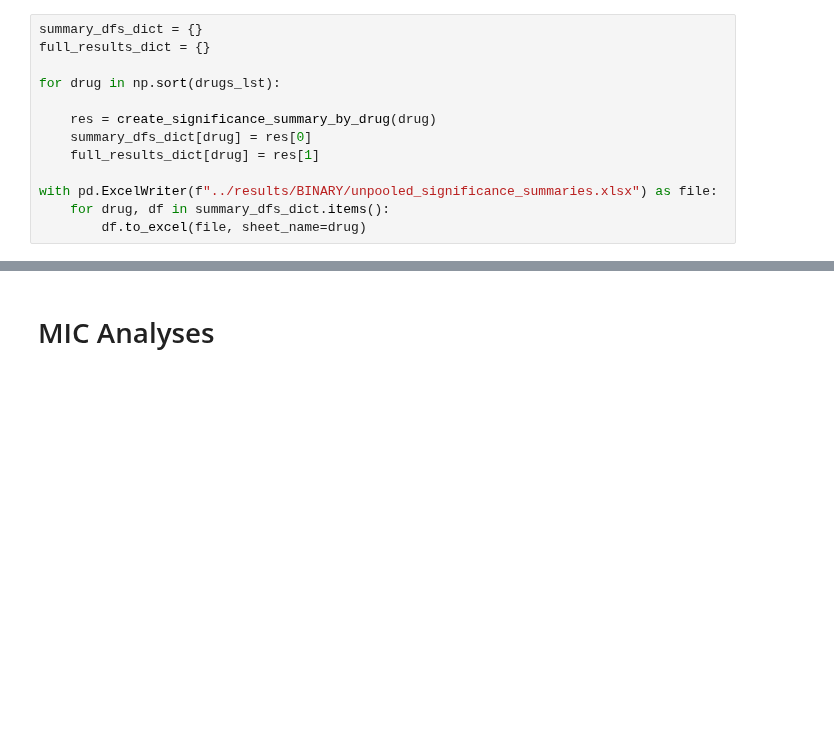
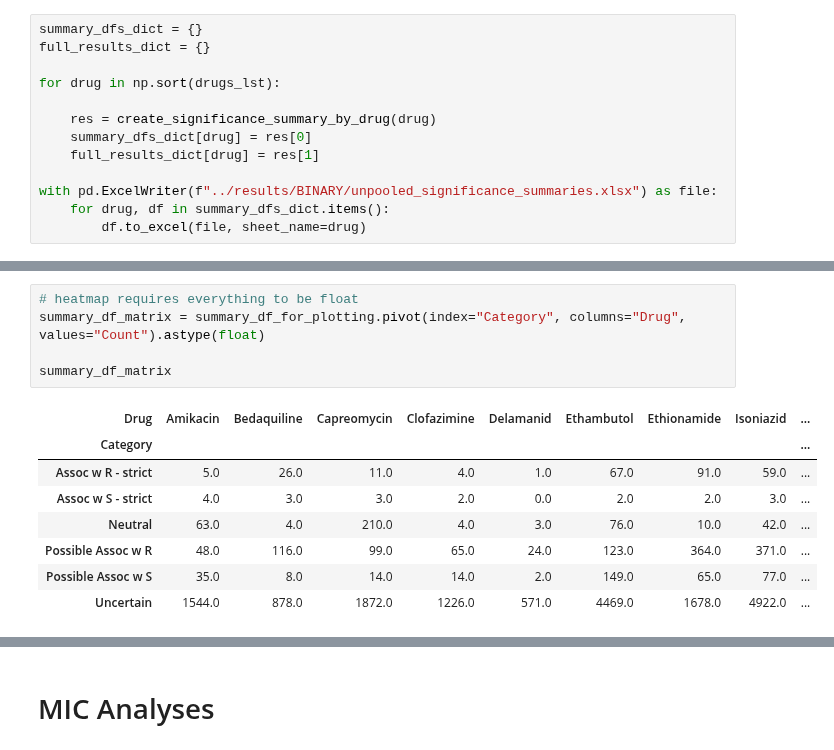
Before and after one commit to farhat-lab/who-analysis, a Jupyter notebook: analysis/analysis.ipynb, the cells around one changed output, grey strips where cells are left out. Drawn from its saved outputs; the diff is of its cells as text; blank space fills up the shorter version.

```diff
--- a/analysis/analysis.ipynb
+++ b/analysis/analysis.ipynb
@@ -904,0 +429,14 @@ summary_dfs_dict["Rifampicin"]
+# %%
+# heatmap requires everything to be float
+summary_df_matrix = summary_df_for_plotting.pivot(index="Category", columns="Drug", values="Count").astype(float)
+
+summary_df_matrix
+# %% [output]
+| Drug | Amikacin | Bedaquiline | Capreomycin | Clofazimine | Delamanid | Ethambutol | Ethionamide | Isoniazid | ... |
+| Category |  |  |  |  |  |  |  |  | ... |
+| Assoc w R - strict | 5.0 | 26.0 | 11.0 | 4.0 | 1.0 | 67.0 | 91.0 | 59.0 | ... |
+| Assoc w S - strict | 4.0 | 3.0 | 3.0 | 2.0 | 0.0 | 2.0 | 2.0 | 3.0 | ... |
+| Neutral | 63.0 | 4.0 | 210.0 | 4.0 | 3.0 | 76.0 | 10.0 | 42.0 | ... |
+| Possible Assoc w R | 48.0 | 116.0 | 99.0 | 65.0 | 24.0 | 123.0 | 364.0 | 371.0 | ... |
+| Possible Assoc w S | 35.0 | 8.0 | 14.0 | 14.0 | 2.0 | 149.0 | 65.0 | 77.0 | ... |
+| Uncertain | 1544.0 | 878.0 | 1872.0 | 1226.0 | 571.0 | 4469.0 | 1678.0 | 4922.0 | ... |
```
Also changed, not shown: parts of 85 cells of this notebook, 57 other files.
